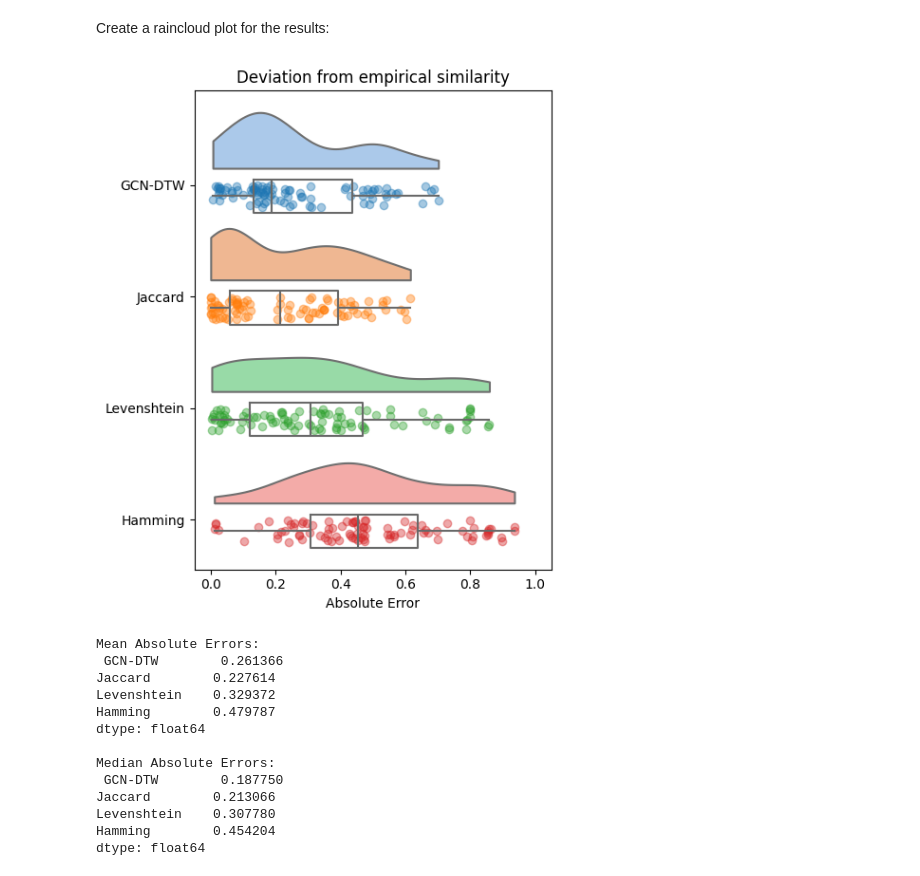
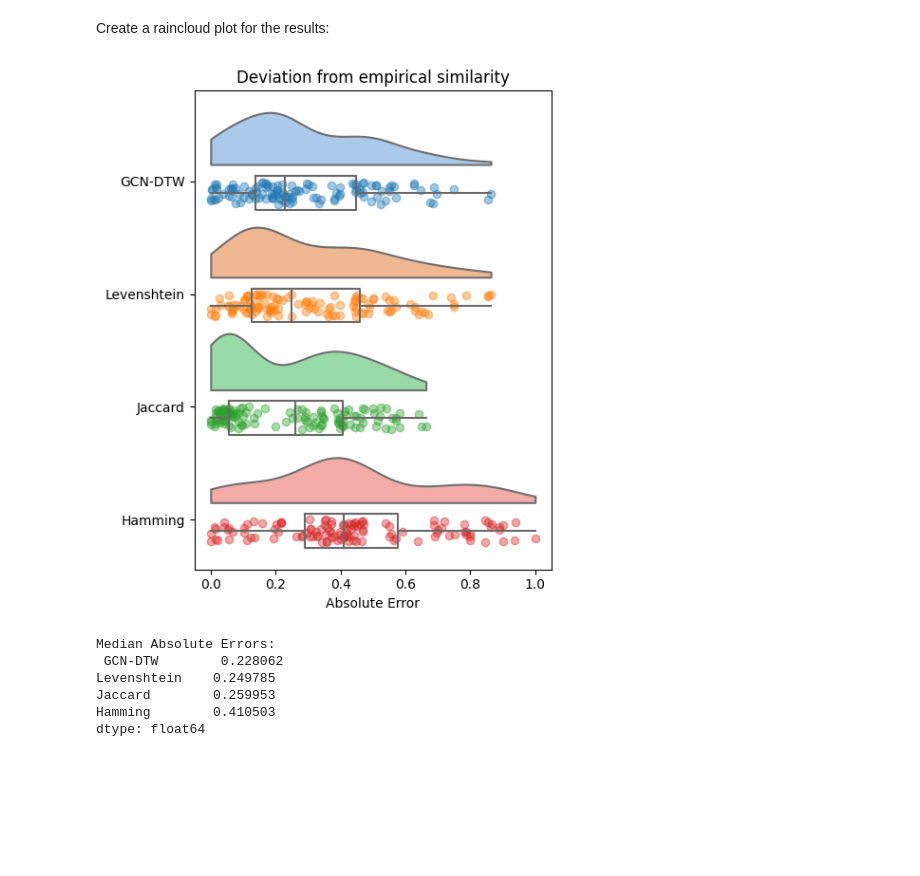
Before and after one commit to metascience-uol/GCN-pipelines, a Jupyter notebook: evaulate_multiverse.ipynb, the cells around one changed output. Saved outputs shown, nothing was run; the diff lists cells and outputs as text; code cells hidden in the pictures; blank space fills up the shorter version.

Commit message:
misc updates for revision, restructured multiverse analysis

```diff
--- a/evaulate_multiverse.ipynb
+++ b/evaulate_multiverse.ipynb
@@ -16,7 +16,7 @@ from sklearn.preprocessing import MultiLabelBinarizer
 
 wd = os.getcwd()
 
-file_paths = [f"{wd}/multiverse/multiverse_pipelines/results/universe_{i}.pkl" for i in range(1, 15)]
+file_paths = [f"{wd}/multiverse/multiverse_pipelines/results/universe_{i}.pkl" for i in range(1, 17)]
 gcn_data = f"{wd}/multiverse/data/graph_and_embeddings.pkl"
 pipeline_path = f"{wd}/multiverse/data/pipelines_multiverse.xlsx"
 # %% [markdown]
@@ -158,7 +151,7 @@ Create a raincloud plot for the results:
 # %%
 data = absolute_errors_df_melted.copy()
 
-METHOD = ["GCN-DTW", "Jaccard", "Levenshtein", "Hamming"]
+METHOD = ["GCN-DTW", "Levenshtein", "Jaccard", "Hamming"]
 SHIFT = 0.1
 POSITIONS = [0 + SHIFT, 1 + SHIFT, 2 + SHIFT, 3 + SHIFT]
 
@@ -179,48 +172,38 @@ for i, method in enumerate(METHOD):
     x = method_data["Absolute Error"]
     ax.scatter(x, y, alpha=0.4)
 
 # Boxplots
 ax.boxplot(
     boxplot_data,
     vert=False,
     positions=POSITIONS,
     widths=0.3,
     manage_ticks=False,
     showfliers=False,
     showcaps=False,
     medianprops=medianprops,
     whiskerprops=boxprops,
     boxprops=boxprops
 )
 
 # Axes and labels
 ax.set_xlim(-0.05,1.05)
 ax.set_xlabel("Absolute Error", fontsize=10)
 ax.set_ylabel("")
 ax.set_title("Deviation from empirical similarity", fontsize=12)
 ax.tick_params(labelsize=10)
 
 plt.tight_layout()
 plt.show()
 
-# Calculate mean and median squared errors
-mean_errors = absolute_errors_df.mean()
+# Calculate median absollute errors
 median_errors = absolute_errors_df.median()
-
-print("Mean Absolute Errors:\n", mean_errors)
 print("\nMedian Absolute Errors:\n", median_errors)
 # %% [output]
-[figure, old version]
+[figure, new version]
-Mean Absolute Errors:
- GCN-DTW        0.261366
-Jaccard        0.227614
-Levenshtein    0.329372
-Hamming        0.479787
+Median Absolute Errors:
+ GCN-DTW        0.228062
+Levenshtein    0.249785
+Jaccard        0.259953
+Hamming        0.410503
 dtype: float64
-
-Median Absolute Errors:
- GCN-DTW        0.187750
-Jaccard        0.213066
-Levenshtein    0.307780
-Hamming        0.454204
-dtype: float64
```
Also changed, not shown: parts of 4 cells of this notebook, 35 other files.
